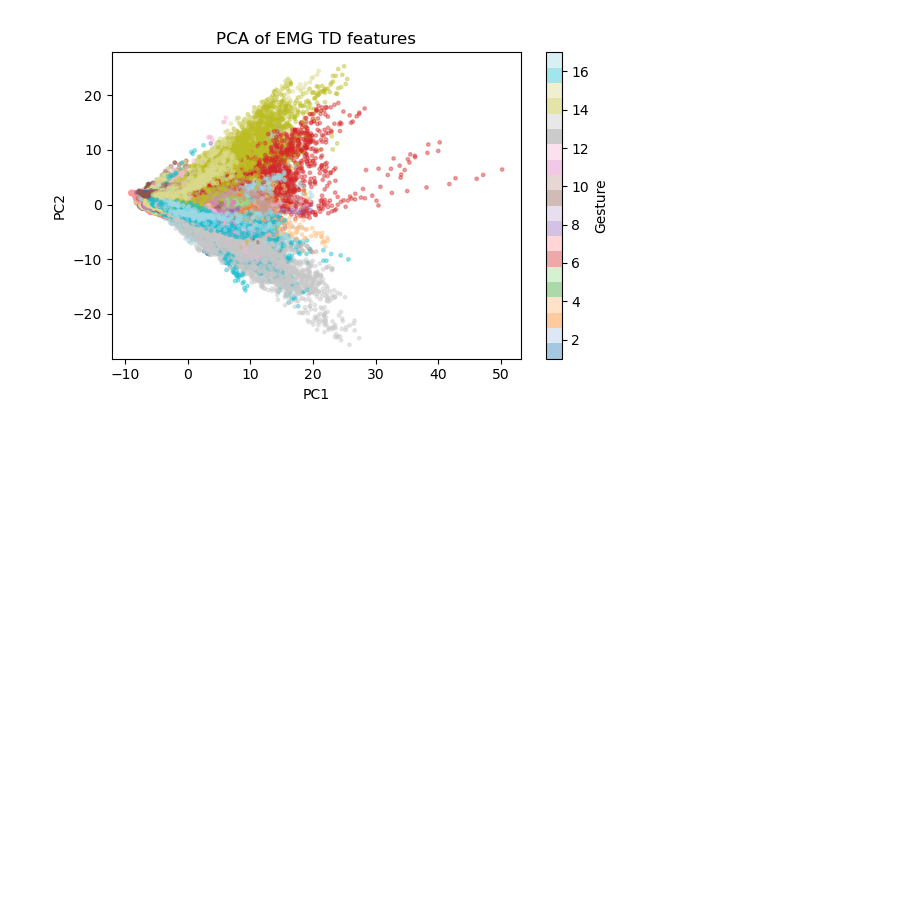
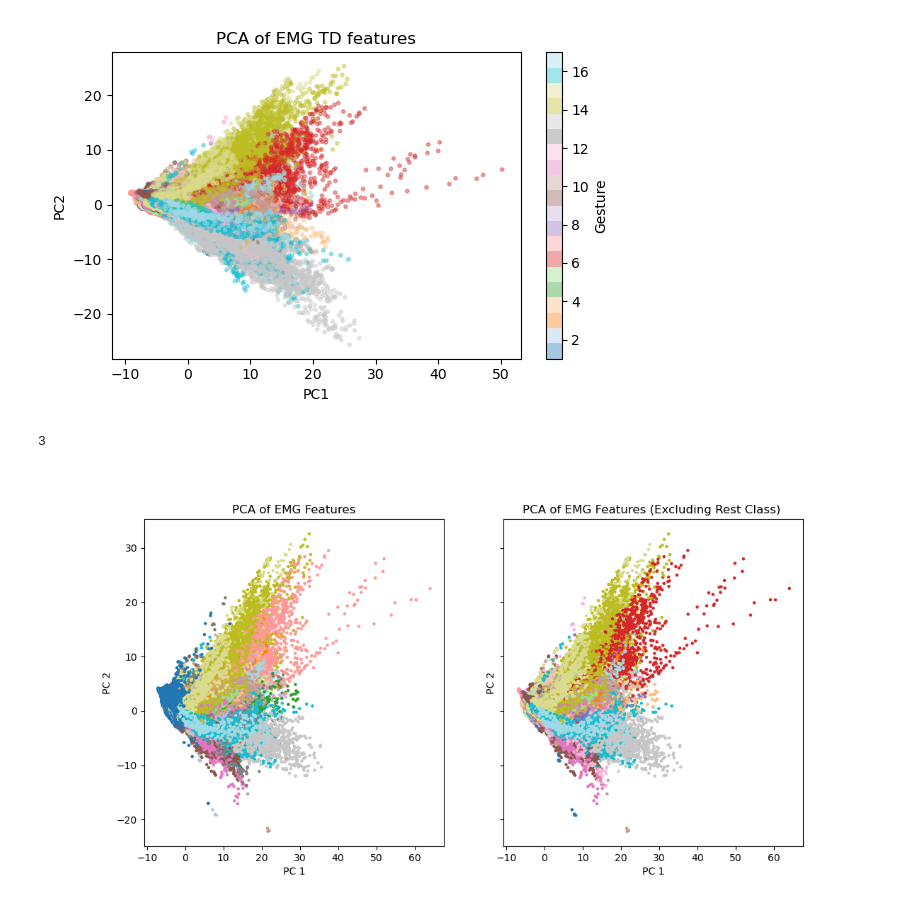
Before and after one commit to sumachinta/emg-gesture-classification-ninapro, a Jupyter notebook: notebooks/03_feature_extraction_visualization.ipynb, the cells around one changed output. Drawn from its saved outputs; the diff is of its cells as text; code cells hidden in the pictures; blank space fills up the shorter version.

Commit message:
plotting changes and small functional changes

```diff
--- a/notebooks/03_feature_extraction_visualization.ipynb
+++ b/notebooks/03_feature_extraction_visualization.ipynb
@@ -44,13 +42,7 @@ def keep_indices_excluding_rest(y: np.ndarray, rest_class: int = 0) -> np.ndarra
-# %%
-keep_indices = keep_indices_excluding_rest(y, rest_class=0)
-X = X[keep_indices]
-y = y[keep_indices]
-subject_ids = subject_ids[keep_indices]
-rep_ids = rep_ids[keep_indices]
 # %%
-# Exclude rest class
+# # Exclude rest class
 # from utils.postprocessing import exclude_rest_class
-X, y, subject_ids, rep_ids = exclude_rest_class(X, y, subject_ids, rep_ids)
+# X, y, subject_ids, rep_ids = exclude_rest_class(X, y, subject_ids, rep_ids)
 # %%
 print(f"Data shape: X={X.shape}, y={y.shape}, rep_ids={rep_ids.shape}, subject_ids={subject_ids.shape}")
 print(f"Unique gestures: {np.unique(y)}")
@@ -94,3 +86,29 @@ if save_figs:
     plt.savefig(parentDir / "results/figures/feature_visualizations_PCA.png", dpi=300)
 # %% [output]
 [figure]
+# %%
+emg_features.ndim
+# %% [output]
+3
+# %%
+from utils.featurize_emg import perform_PCA_on_features
+pcs = perform_PCA_on_features(emg_features, n_components=2)
+# %%
+
+
+# With rest class
+fig, axs = plt.subplots(1,2, figsize=(12,6), sharey=True, sharex=True)
+axs[0].scatter(pcs[:,0], pcs[:,1], c=y, cmap='tab20', s=5)
+axs[0].set_xlabel('PC 1')
+axs[0].set_ylabel('PC 2')
+axs[0].set_title('PCA of EMG Features')
+
+# Without rest class
+non_rest_indices = np.flatnonzero(y != 0)
+axs[1].scatter(pcs[non_rest_indices,0], pcs[non_rest_indices,1], c=y[non_rest_indices], cmap='tab20', s=5)
+axs[1].set_xlabel('PC 1')
+axs[1].set_ylabel('PC 2')
+axs[1].set_title('PCA of EMG Features (Excluding Rest Class) ')
+plt.show()
+# %% [output]
+[figure, added]
```
Also changed, not shown: parts of 7 cells of this notebook, 3 other files.
